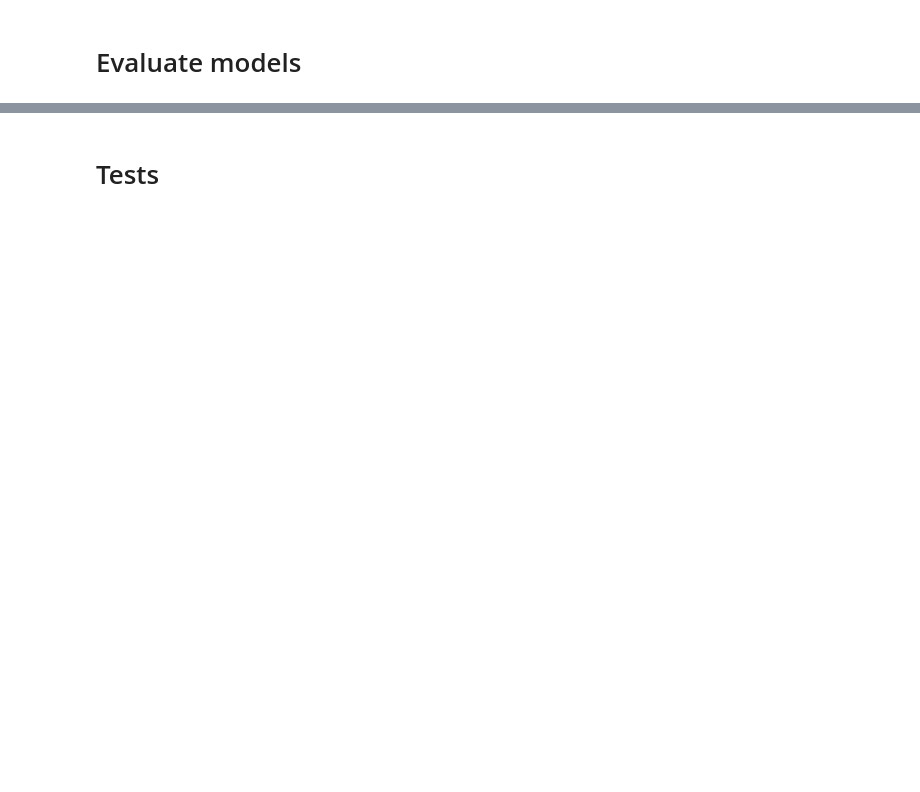
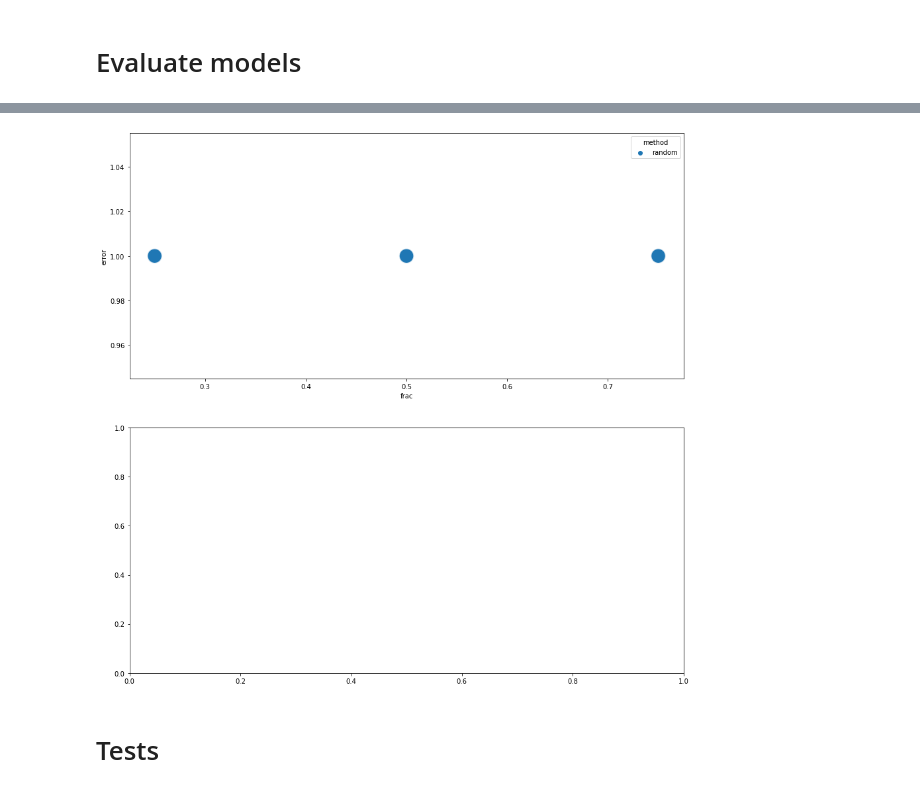
Before and after one commit to MarceloAlvesPereira/Follow_the_beat, a Jupyter notebook: Feel_the_rhythm_5_co_ocurrence.ipynb, the cells around one changed output, grey strips where cells are left out. Drawn from its saved outputs; the diff is of its cells as text; code cells hidden in the pictures; blank space fills up the shorter version.

```diff
--- a/Feel_the_rhythm_5_co_ocurrence.ipynb
+++ b/Feel_the_rhythm_5_co_ocurrence.ipynb
@@ -302,7 +302,9 @@ def prepare_inputs(playlist_trx, trx_train, trx_test, fraction):
 def get_trk_rnd(playlist_trx, trx_train, trx_test, fraction):
     trx_available, reference_trx, expected_trx = prepare_inputs(playlist_trx, trx_train, trx_test, fraction)
 
-    selected_trx = random.sample(trx_available['id'].values.tolist(), len(expected_trx))
+    select = random.sample(trx_available['id'].values.tolist(), len(expected_trx))
+
+    selected_trx = trx_available[trx_available.id.isin(select)]
 
     return reference_trx, expected_trx, selected_trx
 
@@ -373,0 +362,7 @@ trx.head()
+# %%
+data_path = os.getcwd() + '\\data\\processed\\8_tracks_frequency.pkl'
+txt = 'Tracks frequency - ' + data_path
+if os.path.exists(data_path):
+    print('Loaded: ' + txt)
+    with open(data_path, 'rb') as f:
+        c = pickle.load(f)
@@ -439,25 +462,19 @@ def get_trk_album(playlist_trx, trx_train, trx_test, fraction):
 # %%
 def get_trk_track(playlist_trx, trx_train, trx_test, fraction):
-    trx = playlist_trx.tracks
-    n = int((len(trx) + 1) * fraction)
+    trx_available, reference_trx, expected_trx = prepare_inputs(playlist_trx, trx_train, trx_test, fraction)
 
-    ids = pd.DataFrame(trx).id  # ids of the original playlist
-    selected_ids = random.sample(ids.values.tolist(), n)
-    expected_ids = ids[~ids.isin(ids)]
+    select = random.sample(trx_available['id'].values.tolist(), len(expected_trx))
 
-    db = trx_train.T
-    df = db[~db.id.isin(ids)]
-    selected = random.sample(df['id'].values.tolist(), len(trx) - n)
-
-    reference_trx = trx_test.T[trx_test.T.id.isin(selected_ids)]
-    expected_trx = trx_test.T[~trx_test.T.id.isin(selected_ids)
-                              & trx_test.T.id.isin(ids)]
-    selected_trx = db[db.id.isin(selected)]
+    selected_trx = trx_available[trx_available.id.isin(select)]
 
     return reference_trx, expected_trx, selected_trx
 
 
-# reference_trx, expected_trx, selected_trx = get_trk_rnd(df_playlists_test['1h4bUPnrpgn8qXGJ5dvTsu'], df_tracks_train, df_tracks_test)
+# reference_trx, expected_trx, selected_trx = get_trk_rnd(
+#     df_playlists_test['1h4bUPnrpgn8qXGJ5dvTsu'], df_tracks_train,
+#     df_tracks_test, .5)
+# print(len(reference_trx), len(expected_trx), len(selected_trx))
+# reference_trx, expected_trx, selected_trx
 # %% [markdown]
 # Evaluate models
 # %%
@@ -546,2 +584,14 @@ results
+# %%
+fig, axes = plt.subplots(ncols=1, nrows=2, figsize=(15, 15))
+sns.scatterplot(ax=axes[0], x='frac', y='error', data=results, s=500, alpha =0.7, hue='method');
+# plt.y_label('Run time') #y label
+
+# sns.scatterplot(ax=axes[1], x='run_time_mean', y='accuracy_mean', data=profiling_grid, s=500, alpha =0.7, hue='classifier');
+# plt.xlabel('Mean run time') #y label
+# plt.ylabel('Mean accuracy') #x label
+# plt.grid()
+plt.rcParams['axes.grid'] = True
+# %% [output]
+[figure, added]
 # %% [markdown]
 #  Tests
```
Also changed, not shown: parts of 32 cells of this notebook.
